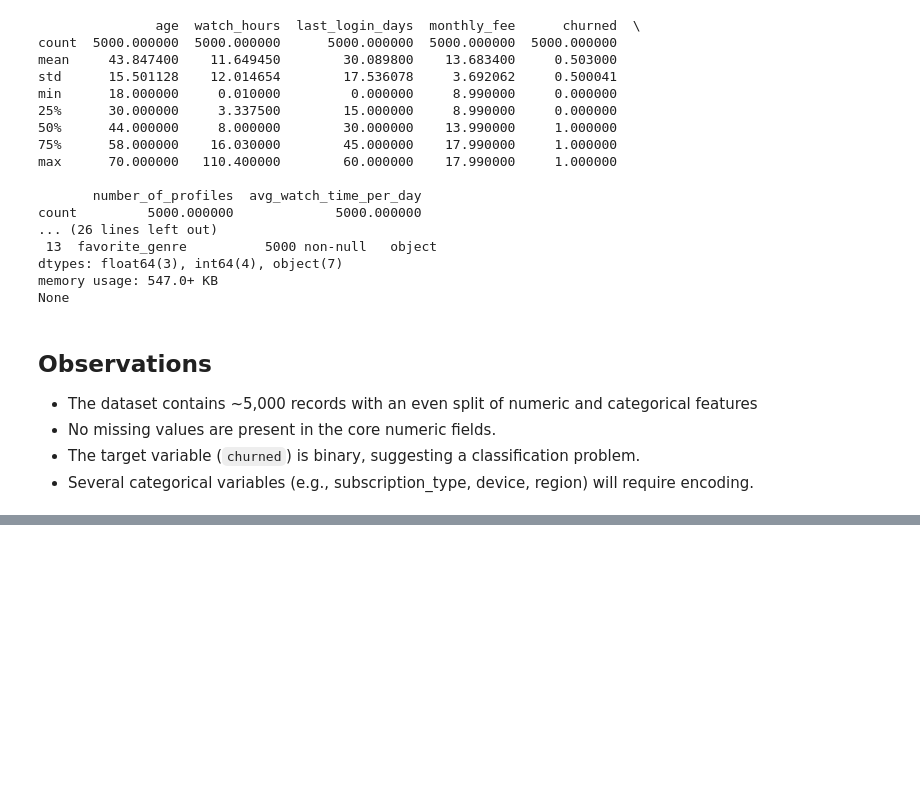
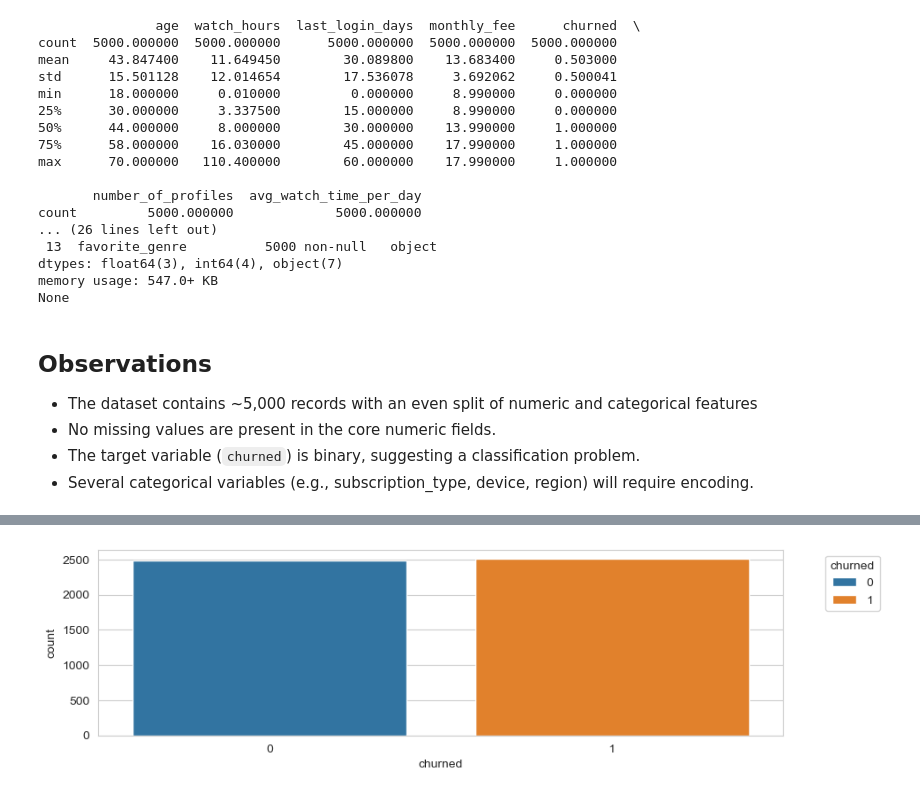
Before and after one commit to cpun94/personal-analytics-projects, a Jupyter notebook: Netflix Subscriber Churn Prediction/notebooks/01_data_exploration.ipynb, the cells around one changed output, grey strips where cells are left out. Saved outputs shown, nothing was run; the diff lists cells and outputs as text; code cells hidden in the pictures; blank space fills up the shorter version.

```diff
--- a/Netflix Subscriber Churn Prediction/notebooks/01_data_exploration.ipynb
+++ b/Netflix Subscriber Churn Prediction/notebooks/01_data_exploration.ipynb
@@ -6,6 +6,16 @@ import pandas as pd
 import numpy as np
 import matplotlib.pyplot as plt
 import seaborn as sns
+
+import warnings
+warnings.filterwarnings('ignore')
+
+
+# Comment this if the data visualisations doesn't work on your side
+%matplotlib inline
+
+# We are using whitegrid style for our seaborn plots. This is like the most basic one
+sns.set_style(style = 'whitegrid')
 # %%
 #Load dataset
 netflix_data = pd.read_csv("../data/netflix_raw.csv")
@@ -76,0 +136,12 @@ Based on the initial exploration, the next phase will focus on:
+# %%
+### Compare frequency of churn vs. non churned
+
+fig2=plt.figure(figsize=(10,6))
+ax123=fig2.add_subplot(2,1,1)
+
+churned_only = netflix_data[["customer_id","churned"]].copy()
+
+sns.countplot(x="churned", data=churned_only, hue="churned", ax=ax123)
+sns.move_legend(ax123, "upper right", bbox_to_anchor=(1.15,1))
+# %% [output]
+[figure, added]
```
Also changed, not shown: parts of 10 cells of this notebook.
